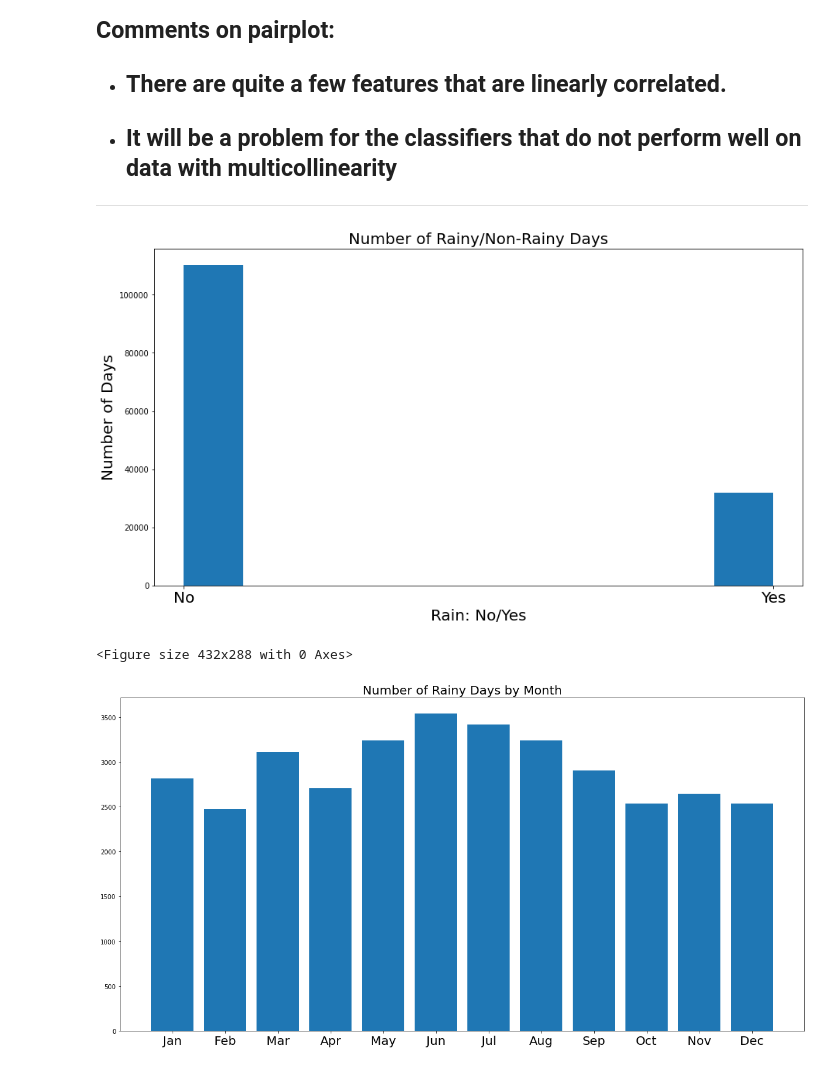
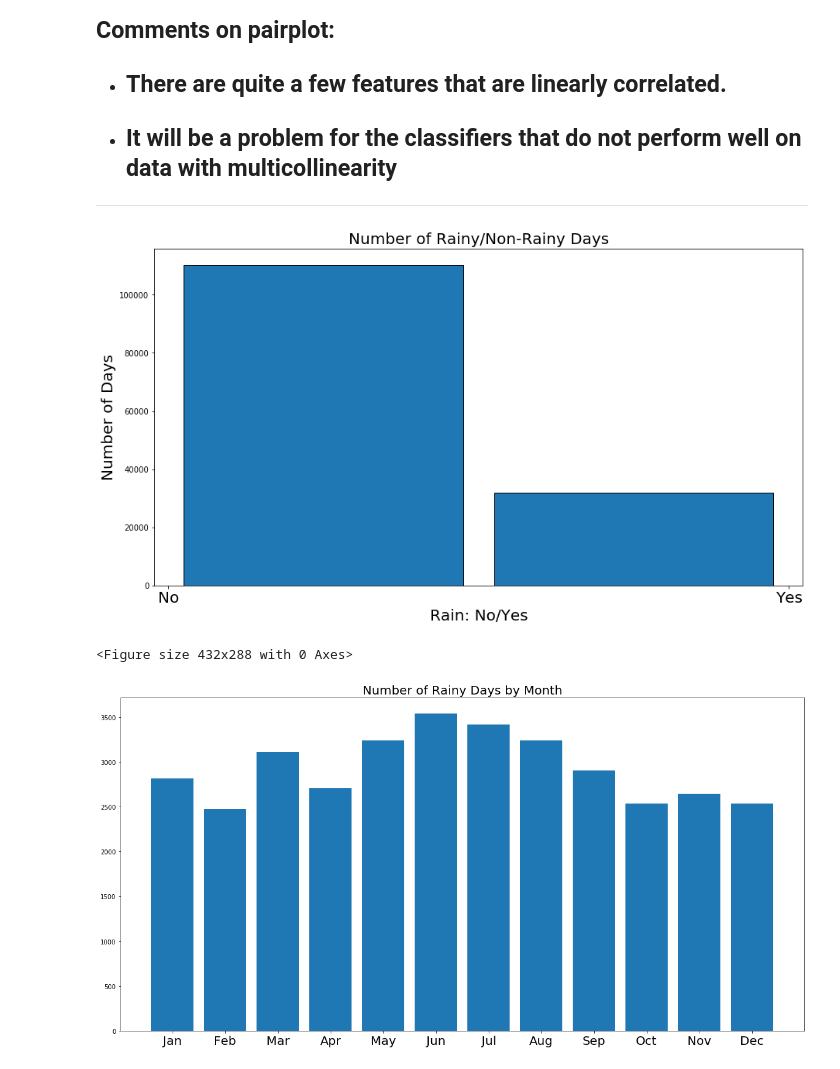
Before and after one commit to ekostrov/PredictRainKaggle, a Jupyter notebook: JupyterNotebooks/Jupyter.ipynb, the cells around one changed output. Drawn from its saved outputs; the diff is of its cells as text; code cells hidden in the pictures.

```diff
--- a/JupyterNotebooks/Jupyter.ipynb
+++ b/JupyterNotebooks/Jupyter.ipynb
@@ -192,16 +192,17 @@ fontsize = 20; # set fontsize for the pictures
 # %%
 # create a plot for number of rainy days
 plt.figure(figsize=(15, 8));
 ax = plt.axes
 plt.title("Number of Rainy/Non-Rainy Days",fontsize=fontsize);
-plt.hist(df.RainTomorrow.dropna(axis=0))
+plt.hist(df.RainTomorrow.dropna(axis=0), bins=2,ec="k",rwidth=0.9)
 plt.xlabel("Rain: No/Yes",fontsize=fontsize)
 plt.ylabel("Number of Days", fontsize=fontsize)
 plt.xticks(fontsize=fontsize)
+
 plt.show()
 plt.savefig("../images/rainydays.png")
 # %% [output]
-[figure, old version]
+[figure, new version]
 <Figure size 432x288 with 0 Axes>
 # %%
 create_month(new_df)
```
Also changed, not shown: parts of 1 cell of this notebook, 3 other files.
